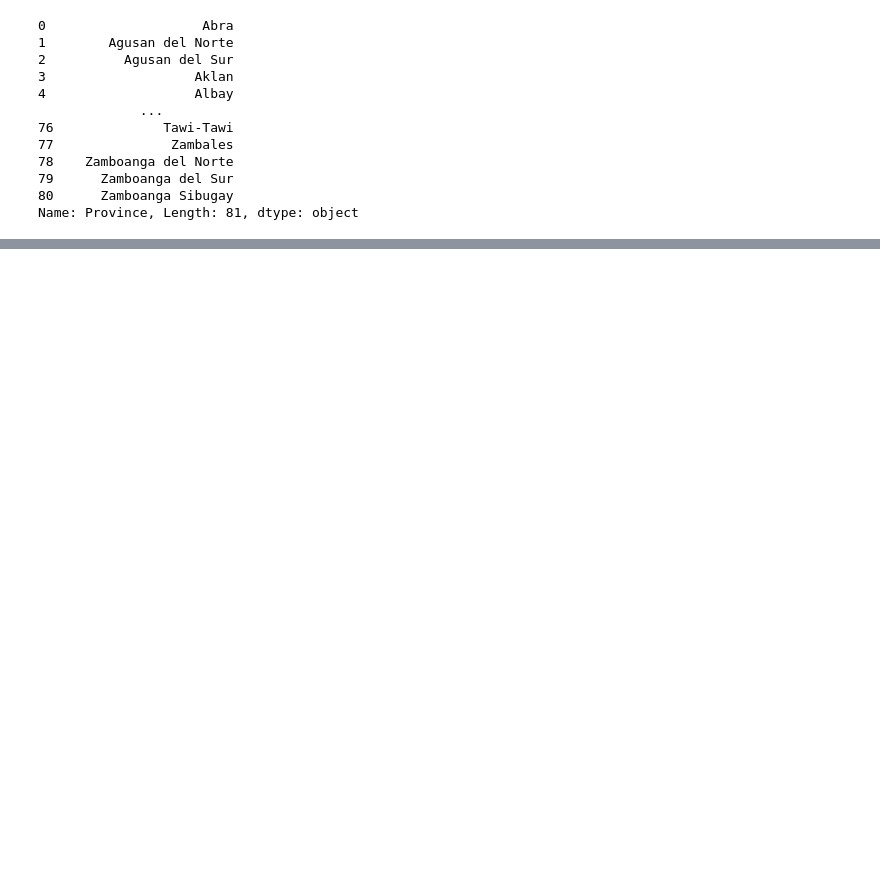
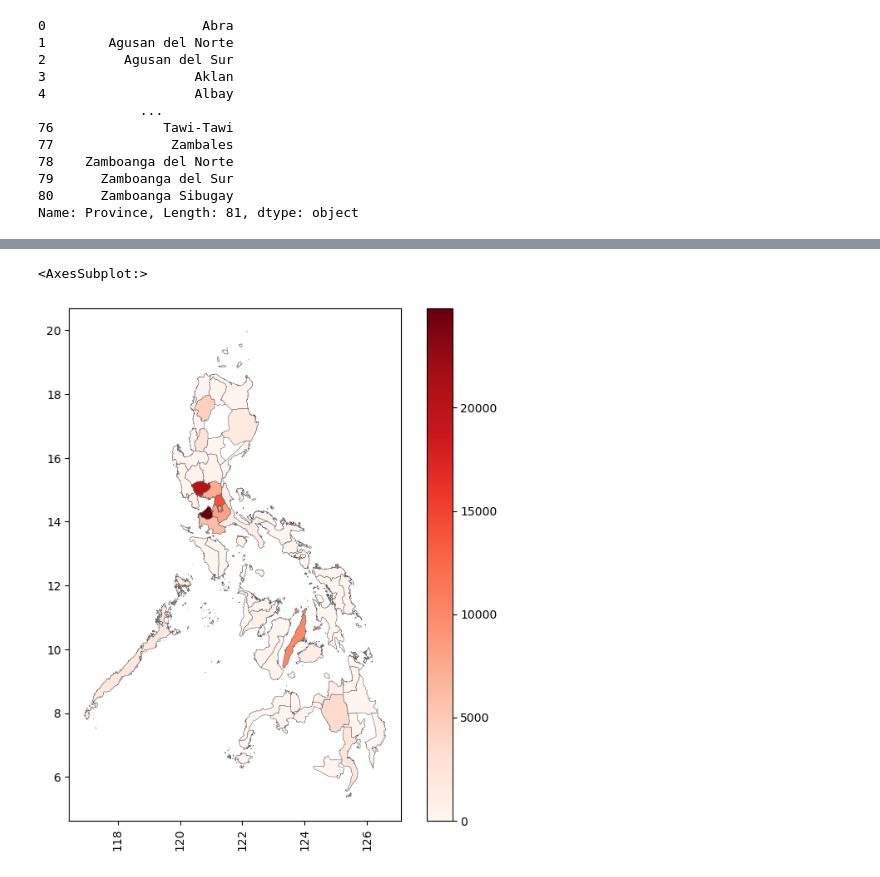
Before and after one commit to aronnicksnts/Ph-Real-Estate, a Jupyter notebook: dataVisualization.ipynb, the cells around one changed output, grey strips where cells are left out. Cells and saved outputs as stored; diff of their text form; code cells hidden in the pictures; blank space fills up the shorter version.

Commit message:
Added Initial Heatmap

```diff
--- a/dataVisualization.ipynb
+++ b/dataVisualization.ipynb
@@ -333,0 +356,12 @@ Name: Province, Length: 81, dtype: object
+# %%
+count_summary = pd.DataFrame(house_data['region'].value_counts())
+count_summary.columns = ['houses']
+# %%
+count_summary = count_summary.join(condo_data['region'].value_counts())
+count_summary.columns = ['houses', 'condominium']
+
+count_summary = count_summary.join(apartment_data['region'].value_counts())
+count_summary.columns = ['houses', 'condominium', 'apartment']
+# %%
+count_summary = count_summary.reset_index()
+count_summary.rename(columns={'index': 'region'}, inplace = True)
@@ -333,0 +384,12 @@ Name: Province, Length: 81, dtype: object
+# %%
+map_stats = province.merge(count_summary, on='region')
+# %%
+fig, ax = plt.subplots(1, figsize=(8,8))
+plt.xticks(rotation=90)
+bar_info = plt.cm.ScalarMappable(cmap='Reds', norm=plt.Normalize(vmin=0, vmax=count_summary['houses'].max()))
+bar_info._A = []
+cbar = fig.colorbar(bar_info)
+map_stats.plot(column='houses', cmap='Reds', linewidth=0.4, ax=ax, edgecolor=".4")
+# %% [output]
+<AxesSubplot:>
+[figure, added]
```
Also changed, not shown: parts of 7 cells of this notebook.
